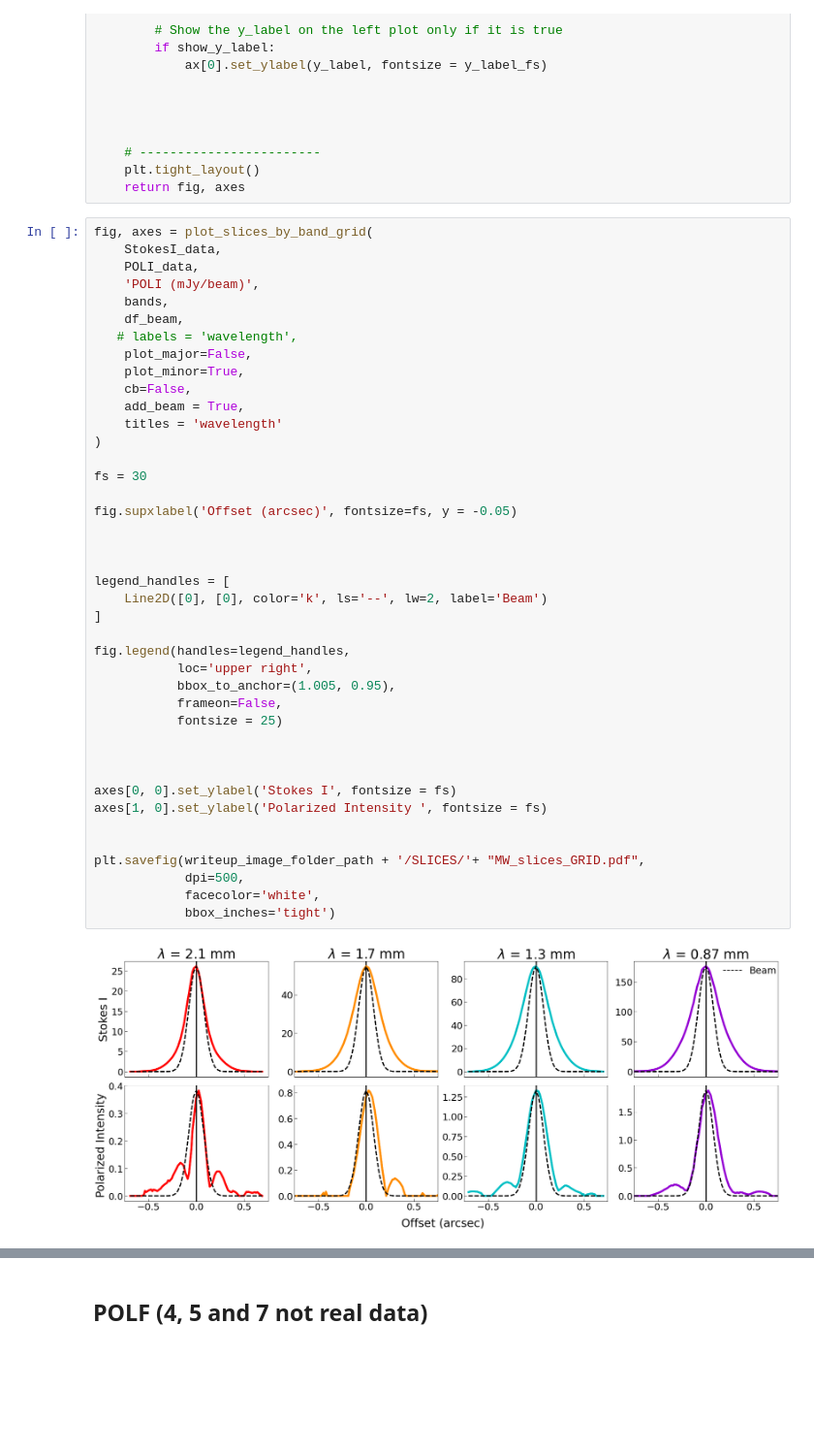
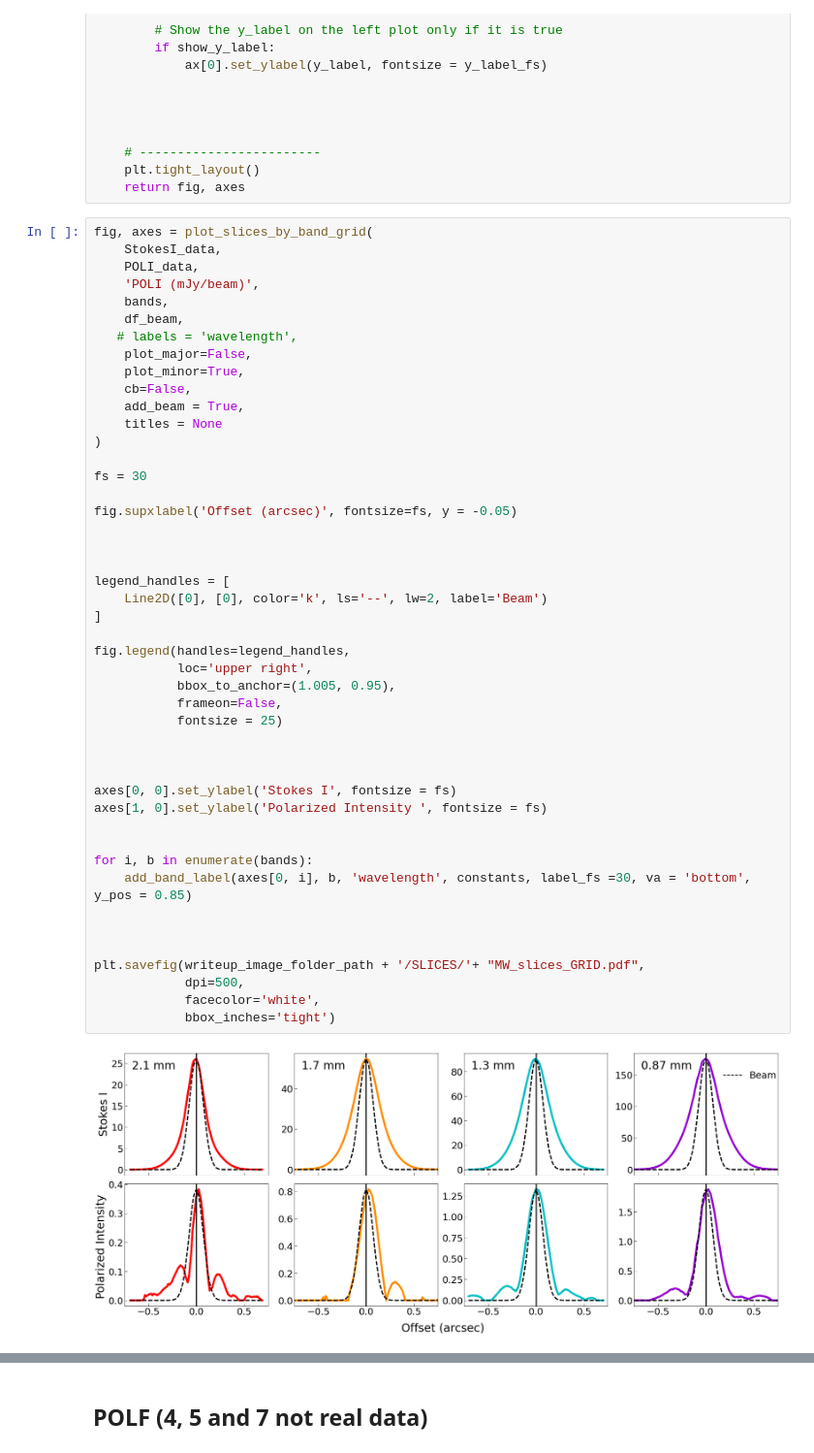
Before and after one commit to audreyburggraf/MastersThesis, a Jupyter notebook: PLOTTING C29 989/MULTI_WAVELENGTH_SLICES.ipynb, the cells around one changed output, grey strips where cells are left out. Shown at 97% size. Cells and saved outputs as stored; diff of their text form; blank space fills up the shorter version.

Commit message:
changing more plots to delta for writeup

```diff
--- a/PLOTTING C29 989/MULTI_WAVELENGTH_SLICES.ipynb
+++ b/PLOTTING C29 989/MULTI_WAVELENGTH_SLICES.ipynb
@@ -866,34 +866,39 @@ fig, axes = plot_slices_by_band_grid(
     plot_minor=True,
     cb=False,
     add_beam = True,
-    titles = 'wavelength'
+    titles = None
 )
 
 fs = 30
 
 fig.supxlabel('Offset (arcsec)', fontsize=fs, y = -0.05)
 
 
 
 legend_handles = [
     Line2D([0], [0], color='k', ls='--', lw=2, label='Beam')
 ]
 
 fig.legend(handles=legend_handles,
            loc='upper right',
            bbox_to_anchor=(1.005, 0.95),
            frameon=False,
            fontsize = 25)
 
 
 
 axes[0, 0].set_ylabel('Stokes I', fontsize = fs)
 axes[1, 0].set_ylabel('Polarized Intensity ', fontsize = fs)
 
 
+for i, b in enumerate(bands):
+    add_band_label(axes[0, i], b, 'wavelength', constants, label_fs =30, va = 'bottom', y_pos = 0.85)
+
+
+
 plt.savefig(writeup_image_folder_path + '/SLICES/'+ "MW_slices_GRID.pdf",
             dpi=500,
             facecolor='white',
             bbox_inches='tight')
 # %% [output]
-[figure, old version]
+[figure, new version]
```
Also changed, not shown: parts of 1 cell of this notebook, 29 other files.
